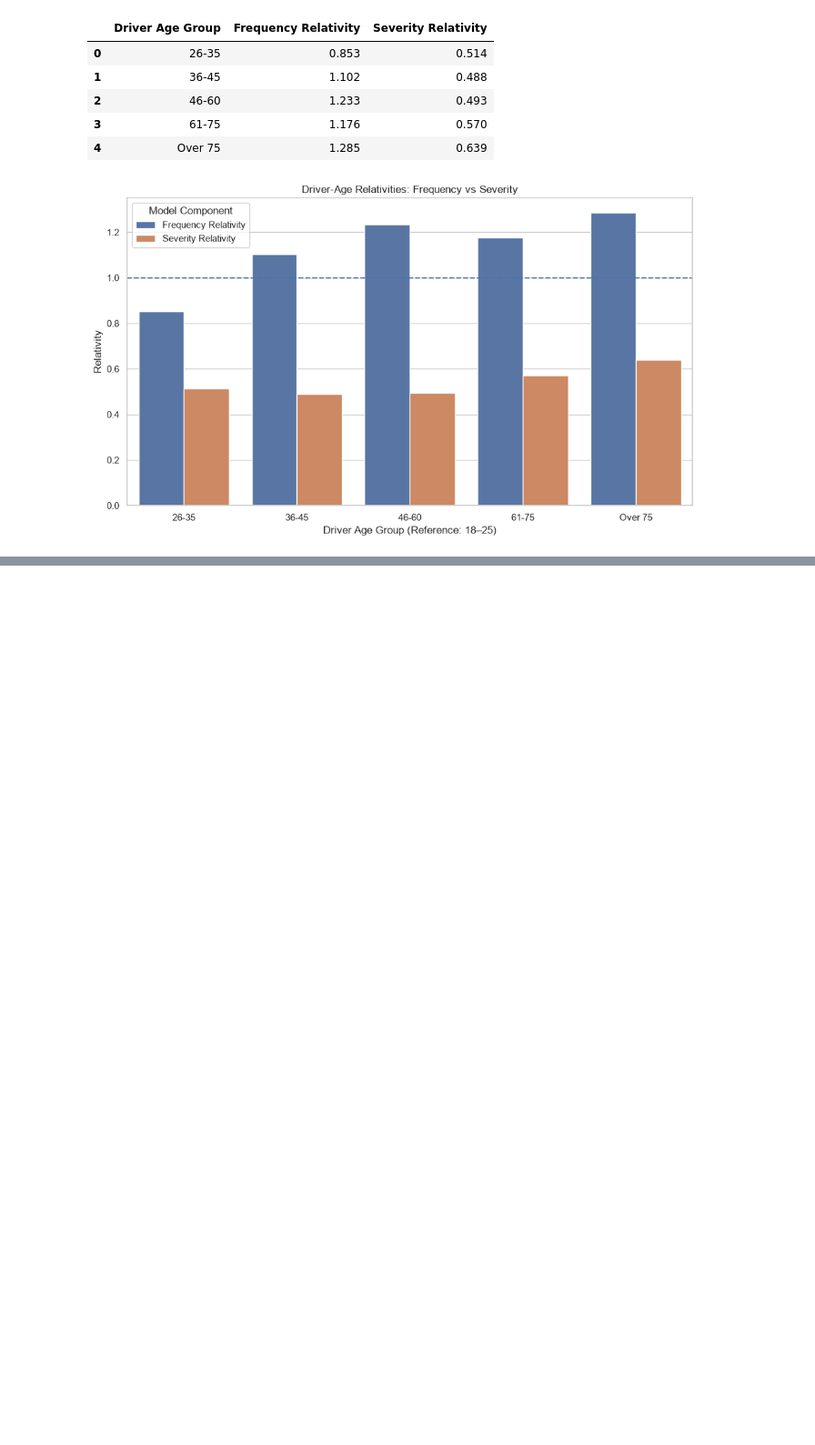
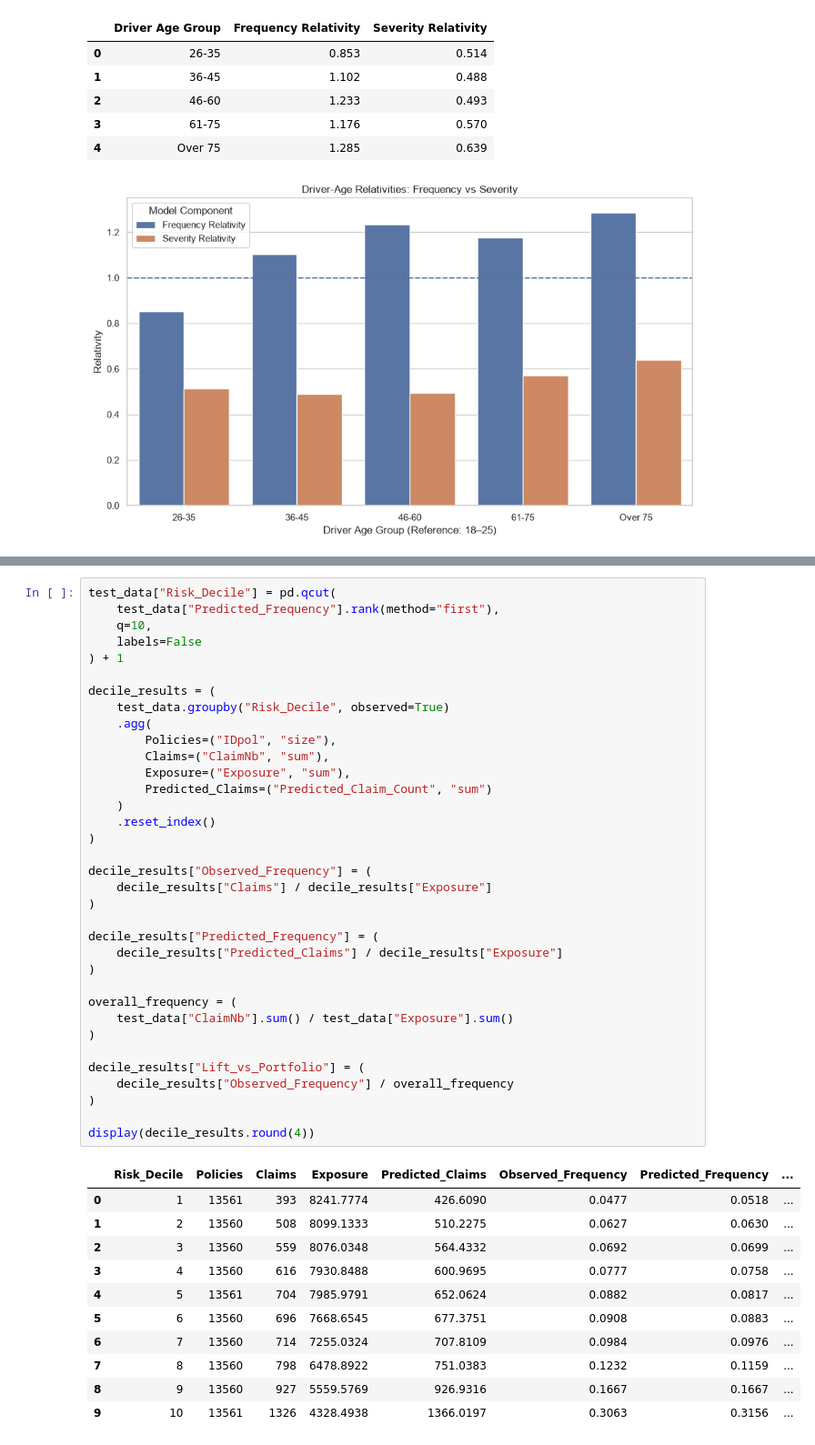
Before and after one commit to prithwirajeco27/Motor-Insurance-Pricing, a Jupyter notebook: motor_insurance_pricing.ipynb, the cells around one changed output, grey strips where cells are left out. Shown at 91% size. Saved outputs shown, nothing was run; the diff lists cells and outputs as text; blank space fills up the shorter version.

```diff
--- a/motor_insurance_pricing.ipynb
+++ b/motor_insurance_pricing.ipynb
@@ -1185,0 +1351,47 @@ plt.show()
+# %%
+test_data["Risk_Decile"] = pd.qcut(
+    test_data["Predicted_Frequency"].rank(method="first"),
+    q=10,
+    labels=False
+) + 1
+
+decile_results = (
+    test_data.groupby("Risk_Decile", observed=True)
+    .agg(
+        Policies=("IDpol", "size"),
+        Claims=("ClaimNb", "sum"),
+        Exposure=("Exposure", "sum"),
+        Predicted_Claims=("Predicted_Claim_Count", "sum")
+    )
+    .reset_index()
+)
+
+decile_results["Observed_Frequency"] = (
+    decile_results["Claims"] / decile_results["Exposure"]
+)
+
+decile_results["Predicted_Frequency"] = (
+    decile_results["Predicted_Claims"] / decile_results["Exposure"]
+)
+
+overall_frequency = (
+    test_data["ClaimNb"].sum() / test_data["Exposure"].sum()
+)
+
+decile_results["Lift_vs_Portfolio"] = (
+    decile_results["Observed_Frequency"] / overall_frequency
+)
+
+display(decile_results.round(4))
+# %% [output]
+|  | Risk_Decile | Policies | Claims | Exposure | Predicted_Claims | Observed_Frequency | Predicted_Frequency | ... |
+| 0 | 1 | 13561 | 393 | 8241.7774 | 426.6090 | 0.0477 | 0.0518 | ... |
+| 1 | 2 | 13560 | 508 | 8099.1333 | 510.2275 | 0.0627 | 0.0630 | ... |
+| 2 | 3 | 13560 | 559 | 8076.0348 | 564.4332 | 0.0692 | 0.0699 | ... |
+| 3 | 4 | 13560 | 616 | 7930.8488 | 600.9695 | 0.0777 | 0.0758 | ... |
+| 4 | 5 | 13561 | 704 | 7985.9791 | 652.0624 | 0.0882 | 0.0817 | ... |
+| 5 | 6 | 13560 | 696 | 7668.6545 | 677.3751 | 0.0908 | 0.0883 | ... |
+| 6 | 7 | 13560 | 714 | 7255.0324 | 707.8109 | 0.0984 | 0.0976 | ... |
+| 7 | 8 | 13560 | 798 | 6478.8922 | 751.0383 | 0.1232 | 0.1159 | ... |
+| 8 | 9 | 13560 | 927 | 5559.5769 | 926.9316 | 0.1667 | 0.1667 | ... |
+| 9 | 10 | 13561 | 1326 | 4328.4938 | 1366.0197 | 0.3063 | 0.3156 | ... |
```
Also changed, not shown: parts of 11 cells of this notebook.
